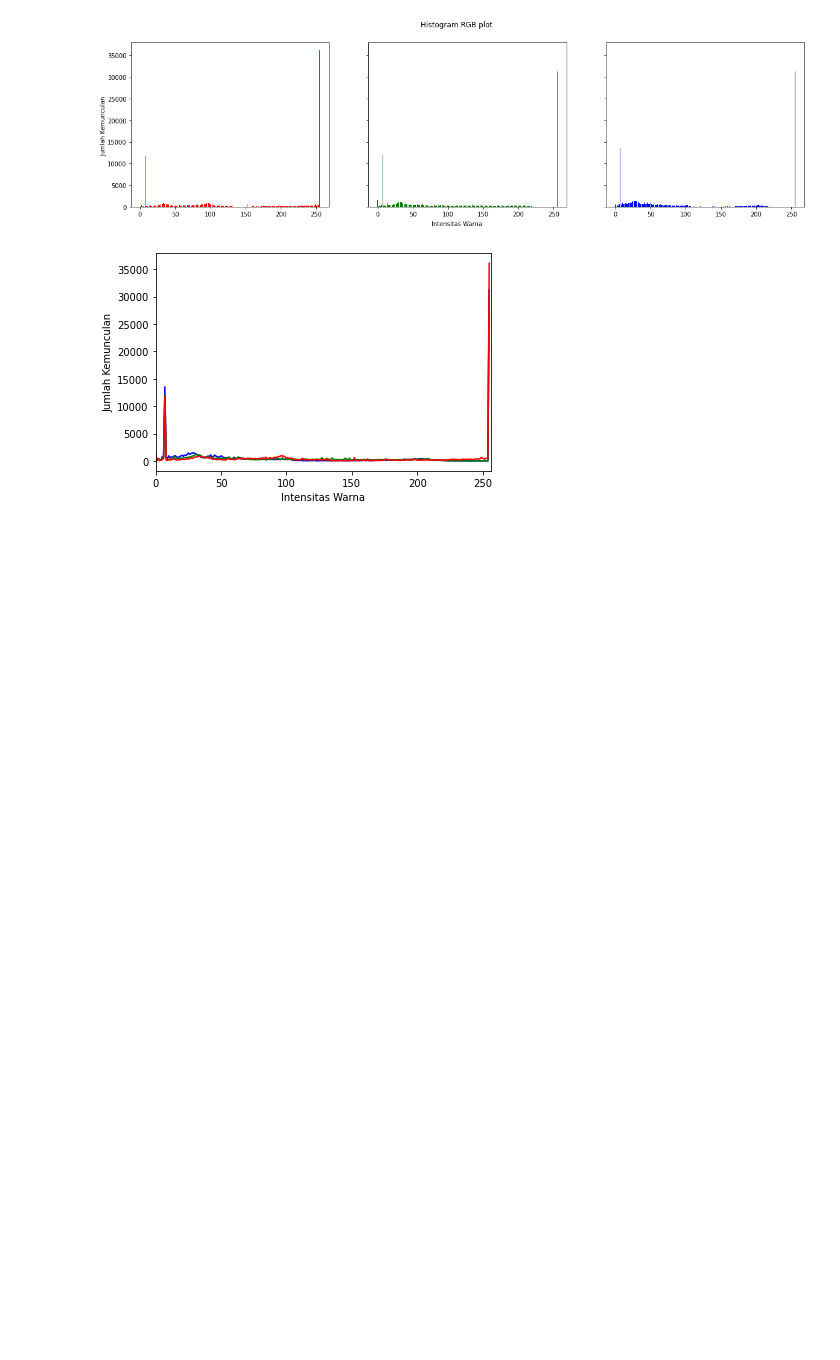
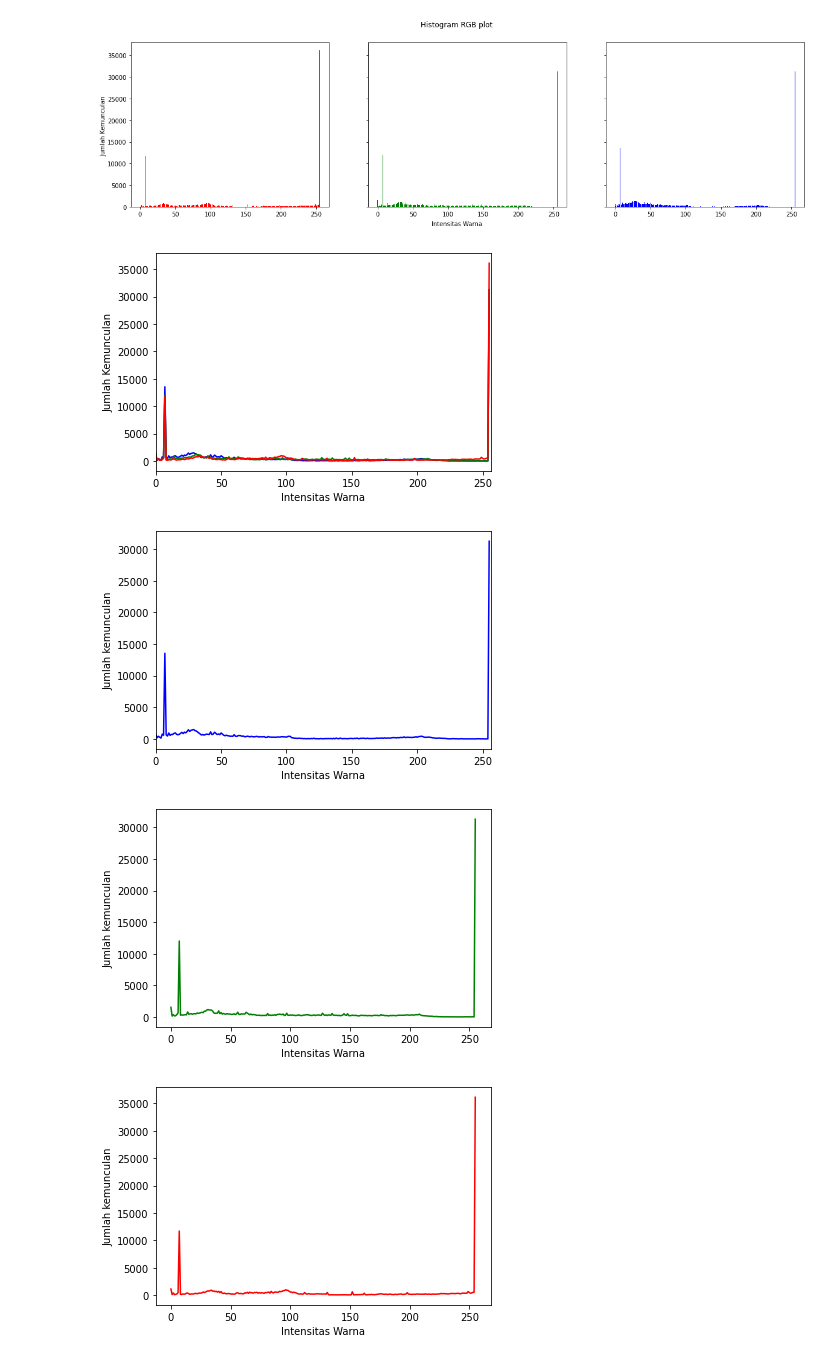
Before and after one commit to bimoIS/PCVK_Genap_2021, a Jupyter notebook: Week_6.ipynb, the cells around one changed output. Saved outputs shown, nothing was run; the diff lists cells and outputs as text; code cells hidden in the pictures; blank space fills up the shorter version.

```diff
--- a/Week_6.ipynb
+++ b/Week_6.ipynb
@@ -63,3 +63,24 @@ plt.ylabel("Jumlah Kemunculan")
 plt.show()
 # %% [output]
 [figure]
+# %%
+# membuat histogram image (library)
+colors = ("b","g","r")
+channel_ids = (0, 1, 2)
+
+# membuat histogram plot
+plt.xlim([0, 256])
+for channel_id, c in zip(channel_ids, colors):
+  histogram, bin_edges = np.histogram(
+      img[:, :, channel_id], bins=256, range =(0,256)
+  )
+  plt.plot(bin_edges[0:-1], histogram, color=c)
+
+  plt.xlabel("Intensitas Warna")
+  plt.ylabel("Jumlah kemunculan")
+
+  plt.show()
+# %% [output]
+[figure, added]
+[figure, added]
+[figure, added]
```
Also changed, not shown: parts of 6 cells of this notebook.
